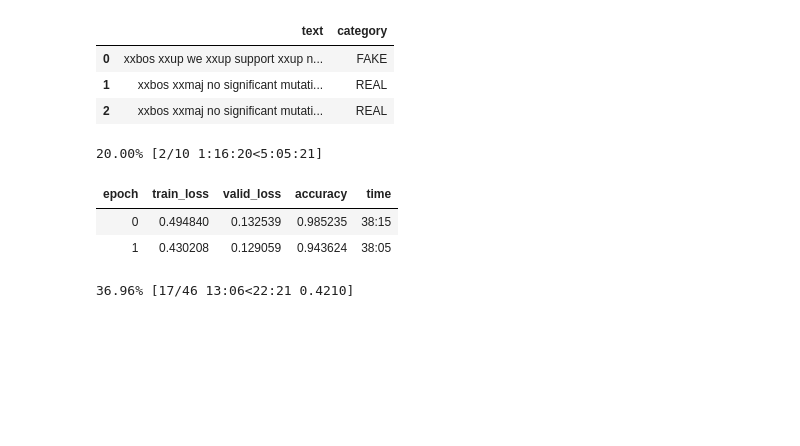
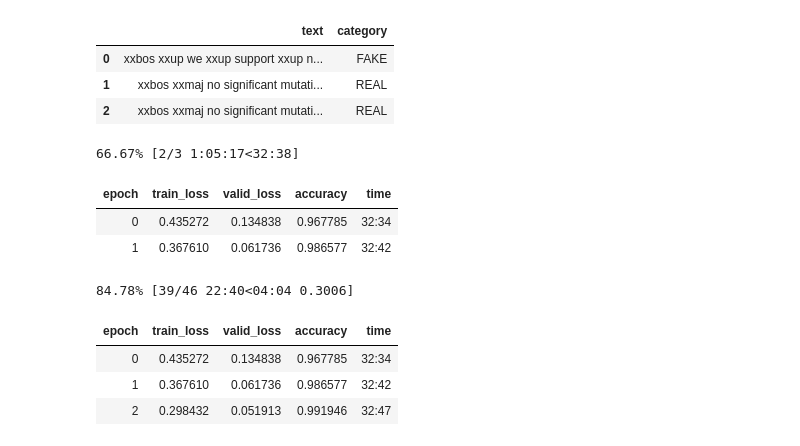
Before and after one commit to DakshitChopra/FakeNews_Detection, a Jupyter notebook: FakeNews_Detection.ipynb, the cells around one changed output. Saved outputs shown, nothing was run; the diff lists cells and outputs as text; code cells hidden in the pictures; blank space fills up the shorter version.

```diff
--- a/FakeNews_Detection.ipynb
+++ b/FakeNews_Detection.ipynb
@@ -68,13 +68,17 @@ dls.show_batch(max_n=3)
 # %%
 learn = text_classifier_learner(dls, AWD_LSTM, metrics=accuracy)
 # %%
-learn.fit_one_cycle(10, 1e-2)
+learn.fit_one_cycle(3, 1e-2)
 # %% [output]
-20.00% [2/10 1:16:20<5:05:21]
+66.67% [2/3 1:05:17<32:38]
 | epoch | train_loss | valid_loss | accuracy | time |
-| 0 | 0.494840 | 0.132539 | 0.985235 | 38:15 |
-| 1 | 0.430208 | 0.129059 | 0.943624 | 38:05 |
+| 0 | 0.435272 | 0.134838 | 0.967785 | 32:34 |
+| 1 | 0.367610 | 0.061736 | 0.986577 | 32:42 |
-36.96% [17/46 13:06<22:21 0.4210]
+84.78% [39/46 22:40<04:04 0.3006]
+| epoch | train_loss | valid_loss | accuracy | time |
+| 0 | 0.435272 | 0.134838 | 0.967785 | 32:34 |
+| 1 | 0.367610 | 0.061736 | 0.986577 | 32:42 |
+| 2 | 0.298432 | 0.051913 | 0.991946 | 32:47 |
 # %%
 learn.show_results()
 # %% [output]
```
Also changed, not shown: parts of 2 cells of this notebook.
